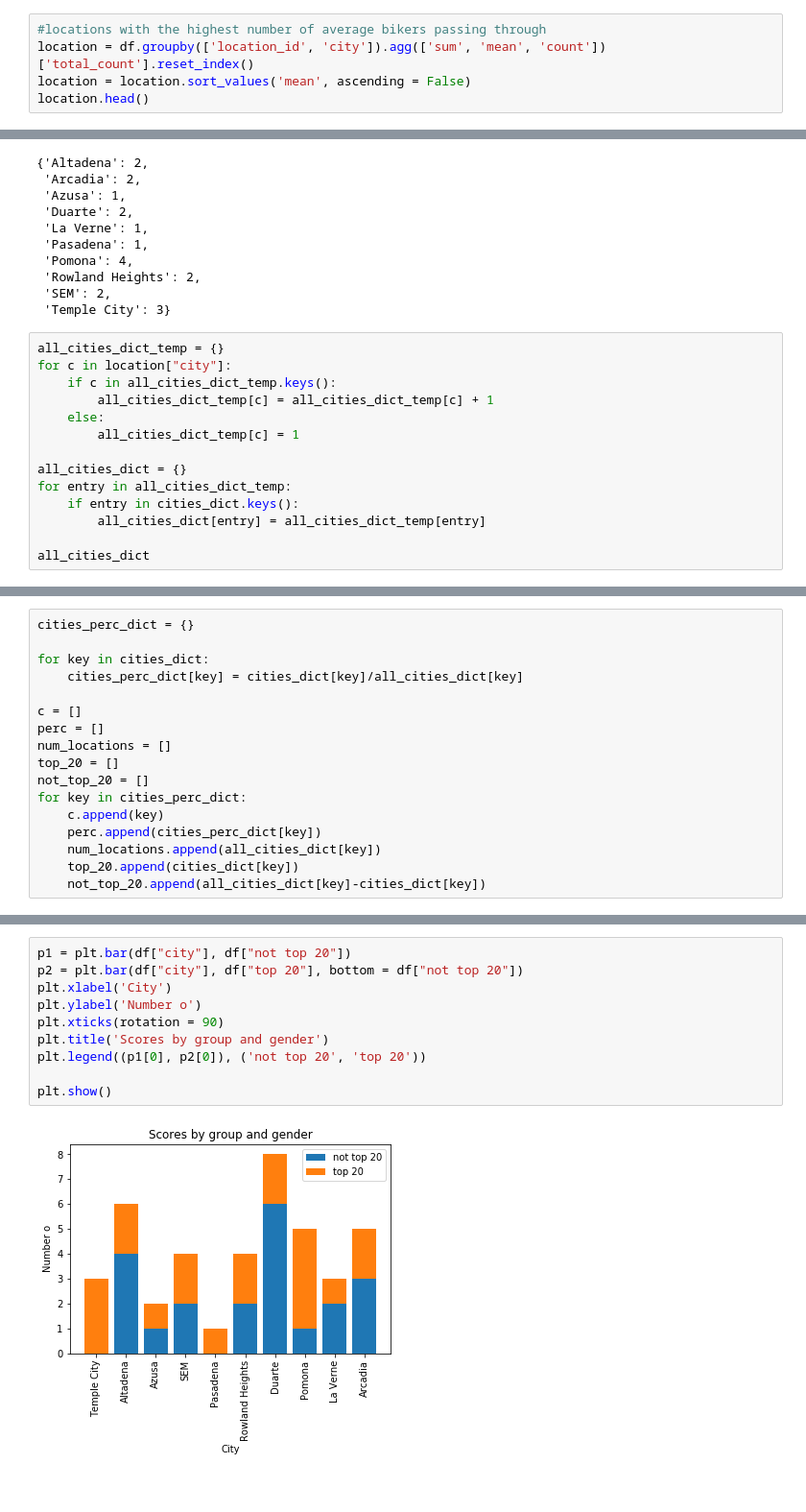
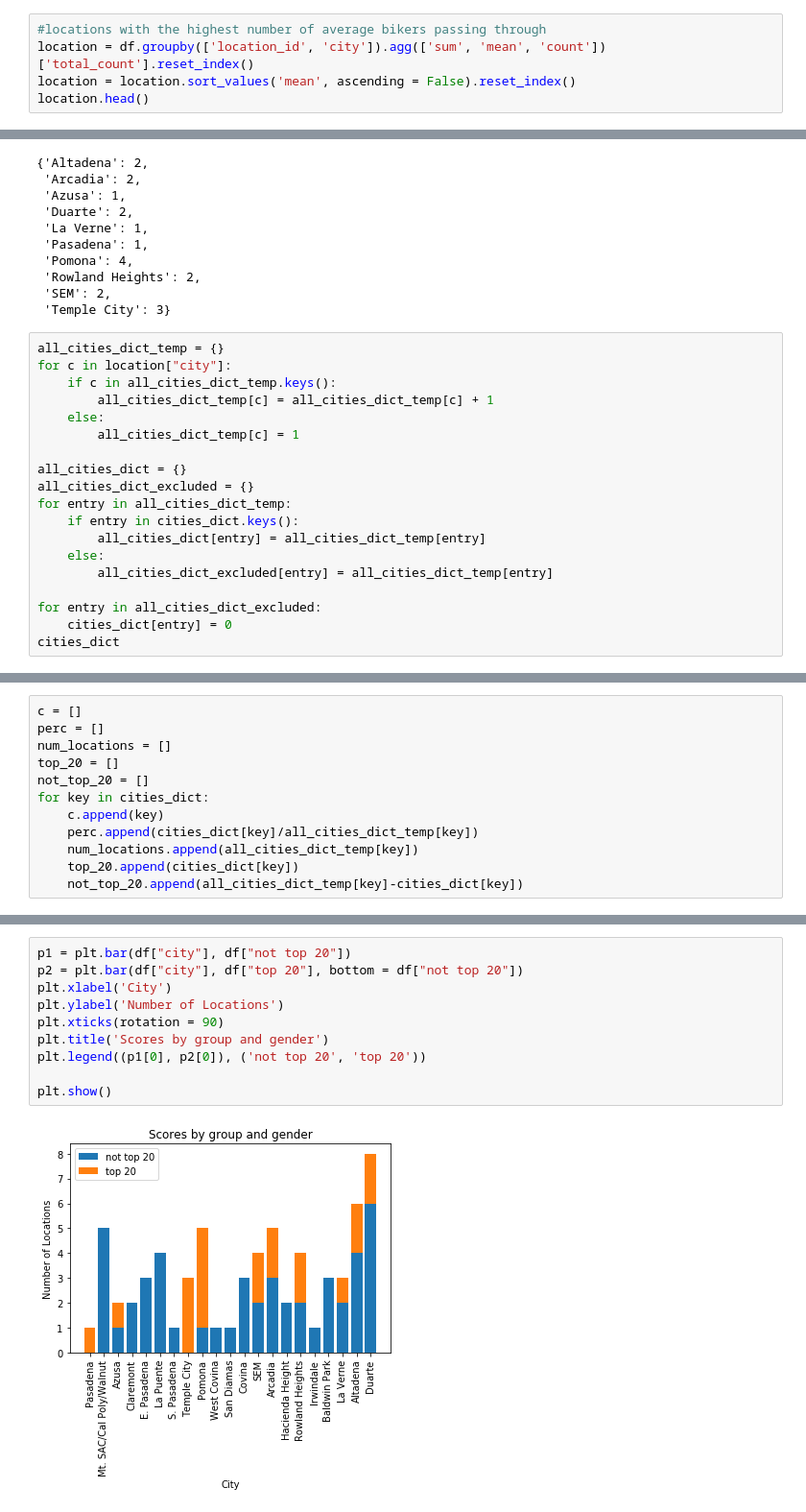
Before and after one commit to zihaoxu/BikeSGV, a Jupyter notebook: notebook/Analysis/03a-starter-code-for-temporal-trends.ipynb, the cells around one changed output, grey strips where cells are left out. Shown at 96% size. Saved outputs shown, nothing was run; the diff lists cells and outputs as text.

Commit message:
updated graphs and added analyses

```diff
--- a/notebook/Analysis/03a-starter-code-for-temporal-trends.ipynb
+++ b/notebook/Analysis/03a-starter-code-for-temporal-trends.ipynb
@@ -208,6 +208,6 @@ For the represented cities, there is a characteritic dip in the average number o
 # %%
 #locations with the highest number of average bikers passing through
 location = df.groupby(['location_id', 'city']).agg(['sum', 'mean', 'count'])['total_count'].reset_index()
-location = location.sort_values('mean', ascending = False)
+location = location.sort_values('mean', ascending = False).reset_index()
 location.head()
 # %% [output]
@@ -246,9 +246,14 @@ for c in location["city"]:
         all_cities_dict_temp[c] = 1
 
 all_cities_dict = {}
+all_cities_dict_excluded = {}
 for entry in all_cities_dict_temp:
     if entry in cities_dict.keys():
         all_cities_dict[entry] = all_cities_dict_temp[entry]
+    else:
+        all_cities_dict_excluded[entry] = all_cities_dict_temp[entry]
 
-all_cities_dict
+for entry in all_cities_dict_excluded:
+    cities_dict[entry] = 0
+cities_dict
 # %% [output]
@@ -265,20 +277,15 @@ all_cities_dict
 # %%
-cities_perc_dict = {}
-
-for key in cities_dict:
-    cities_perc_dict[key] = cities_dict[key]/all_cities_dict[key]
-
 c = []
 perc = []
 num_locations = []
 top_20 = []
 not_top_20 = []
-for key in cities_perc_dict:
+for key in cities_dict:
     c.append(key)
-    perc.append(cities_perc_dict[key])
-    num_locations.append(all_cities_dict[key])
+    perc.append(cities_dict[key]/all_cities_dict_temp[key])
+    num_locations.append(all_cities_dict_temp[key])
     top_20.append(cities_dict[key])
-    not_top_20.append(all_cities_dict[key]-cities_dict[key])
+    not_top_20.append(all_cities_dict_temp[key]-cities_dict[key])
 # %%
 d = {'city': c, 'num locations': num_locations, 'top 20': top_20, 'not top 20':not_top_20, 'perc':perc}
 df = pd.DataFrame(data=d)
@@ -293,12 +300,12 @@ df.head()
 # %%
 p1 = plt.bar(df["city"], df["not top 20"])
 p2 = plt.bar(df["city"], df["top 20"], bottom = df["not top 20"])
 plt.xlabel('City')
-plt.ylabel('Number o')
+plt.ylabel('Number of Locations')
 plt.xticks(rotation = 90)
 plt.title('Scores by group and gender')
 plt.legend((p1[0], p2[0]), ('not top 20', 'top 20'))
 
 plt.show()
 # %% [output]
-[figure, old version]
+[figure, new version]
```
Also changed, not shown: parts of 9 cells of this notebook.
